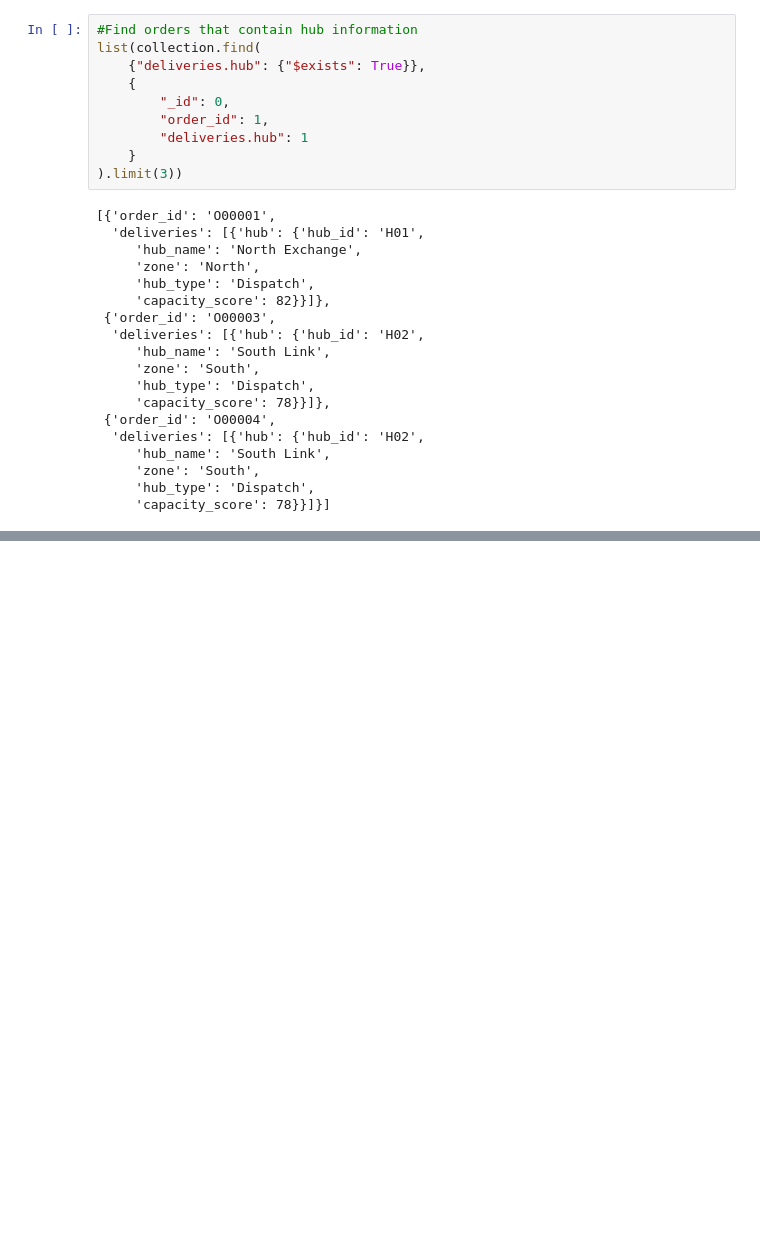
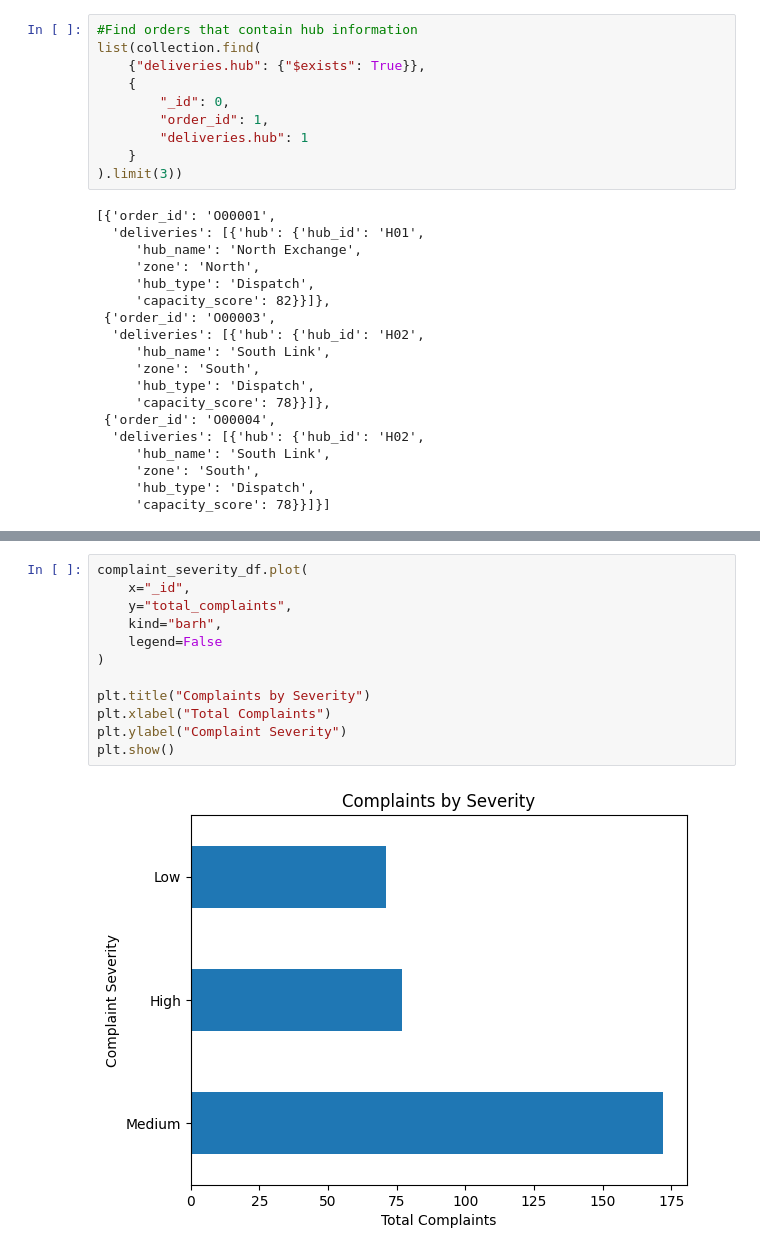
Before and after one commit to Nausheen1295/NorthStar-Coursework, a Jupyter notebook: notebooks/Section_3_MongoDB/04_mongodb_atlas.ipynb, the cells around one changed output, grey strips where cells are left out. Drawn from its saved outputs; the diff is of its cells as text; blank space fills up the shorter version.

```diff
--- a/notebooks/Section_3_MongoDB/04_mongodb_atlas.ipynb
+++ b/notebooks/Section_3_MongoDB/04_mongodb_atlas.ipynb
@@ -1045,0 +1176,14 @@ list(collection.find(
+# %%
+complaint_severity_df.plot(
+    x="_id",
+    y="total_complaints",
+    kind="barh",
+    legend=False
+)
+
+plt.title("Complaints by Severity")
+plt.xlabel("Total Complaints")
+plt.ylabel("Complaint Severity")
+plt.show()
+# %% [output]
+[figure, added]
```
Also changed, not shown: parts of 26 cells of this notebook.
